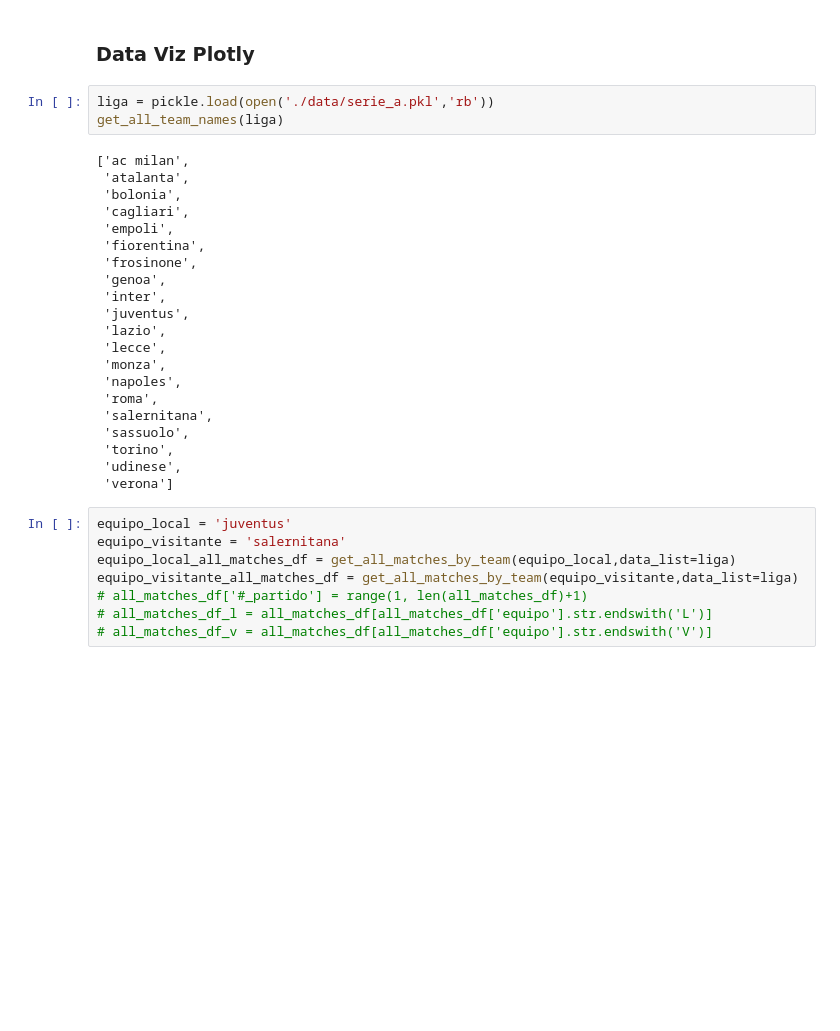
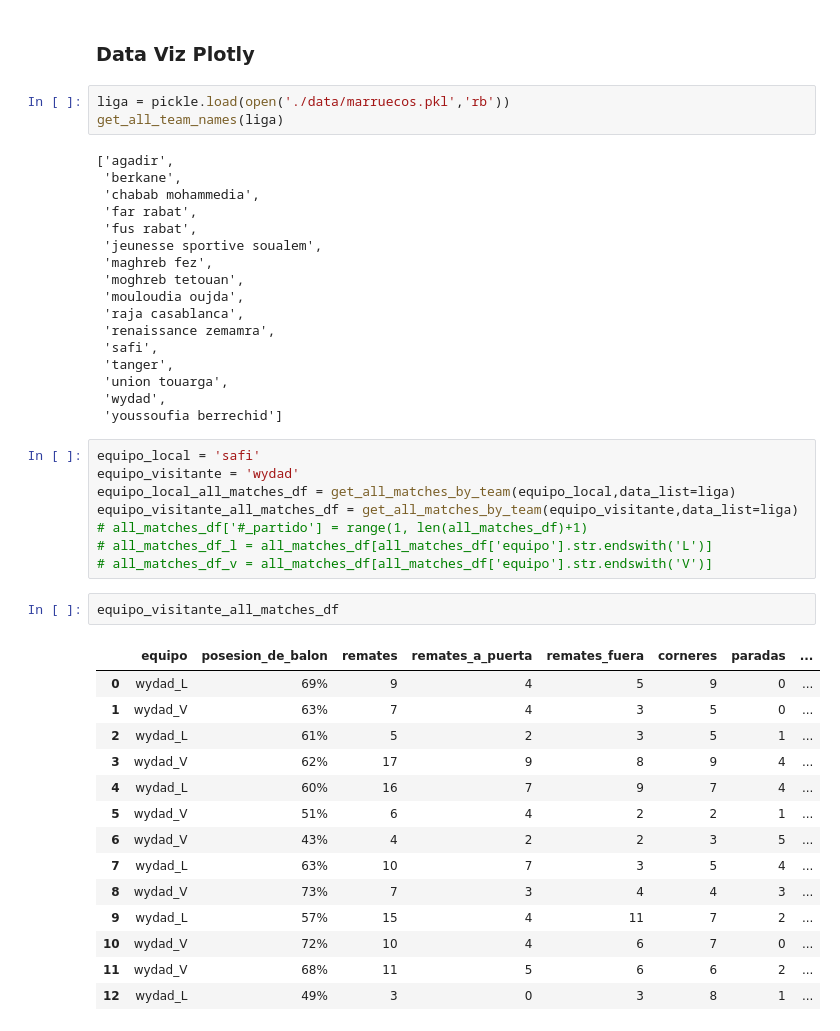
Before and after one commit to javierjdaza/tuta, a Jupyter notebook: data_viz.ipynb, the cells around one changed output. Saved outputs shown, nothing was run; the diff lists cells and outputs as text; blank space fills up the shorter version.

```diff
--- a/data_viz.ipynb
+++ b/data_viz.ipynb
@@ -197,37 +197,50 @@ plt.text(x = dataset['jornada'].min() -1, y = dataset[estadistico_a_mirar].mean(
 # %% [markdown]
 ### Data Viz Plotly
 # %%
-liga = pickle.load(open('./data/serie_a.pkl','rb'))
+liga = pickle.load(open('./data/marruecos.pkl','rb'))
 get_all_team_names(liga)
 # %% [output]
-['ac milan',
- 'atalanta',
- 'bolonia',
- 'cagliari',
- 'empoli',
- 'fiorentina',
- 'frosinone',
- 'genoa',
- 'inter',
- 'juventus',
- 'lazio',
- 'lecce',
- 'monza',
- 'napoles',
- 'roma',
- 'salernitana',
- 'sassuolo',
- 'torino',
- 'udinese',
- 'verona']
+['agadir',
+ 'berkane',
+ 'chabab mohammedia',
+ 'far rabat',
+ 'fus rabat',
+ 'jeunesse sportive soualem',
+ 'maghreb fez',
+ 'moghreb tetouan',
+ 'mouloudia oujda',
+ 'raja casablanca',
+ 'renaissance zemamra',
+ 'safi',
+ 'tanger',
+ 'union touarga',
+ 'wydad',
+ 'youssoufia berrechid']
 # %%
-equipo_local = 'juventus'
-equipo_visitante = 'salernitana'
+equipo_local = 'safi'
+equipo_visitante = 'wydad'
 equipo_local_all_matches_df = get_all_matches_by_team(equipo_local,data_list=liga)
 equipo_visitante_all_matches_df = get_all_matches_by_team(equipo_visitante,data_list=liga)
 # all_matches_df['#_partido'] = range(1, len(all_matches_df)+1)
 # all_matches_df_l = all_matches_df[all_matches_df['equipo'].str.endswith('L')]
 # all_matches_df_v = all_matches_df[all_matches_df['equipo'].str.endswith('V')]
+# %%
+equipo_visitante_all_matches_df
+# %% [output]
+|  | equipo | posesion_de_balon | remates | remates_a_puerta | remates_fuera | corneres | paradas | ... |
+| 0 | wydad_L | 69% | 9 | 4 | 5 | 9 | 0 | ... |
+| 1 | wydad_V | 63% | 7 | 4 | 3 | 5 | 0 | ... |
+| 2 | wydad_L | 61% | 5 | 2 | 3 | 5 | 1 | ... |
+| 3 | wydad_V | 62% | 17 | 9 | 8 | 9 | 4 | ... |
+| 4 | wydad_L | 60% | 16 | 7 | 9 | 7 | 4 | ... |
+| 5 | wydad_V | 51% | 6 | 4 | 2 | 2 | 1 | ... |
+| 6 | wydad_V | 43% | 4 | 2 | 2 | 3 | 5 | ... |
+| 7 | wydad_L | 63% | 10 | 7 | 3 | 5 | 4 | ... |
+| 8 | wydad_V | 73% | 7 | 3 | 4 | 4 | 3 | ... |
+| 9 | wydad_L | 57% | 15 | 4 | 11 | 7 | 2 | ... |
+| 10 | wydad_V | 72% | 10 | 4 | 6 | 7 | 0 | ... |
+| 11 | wydad_V | 68% | 11 | 5 | 6 | 6 | 2 | ... |
+| 12 | wydad_L | 49% | 3 | 0 | 3 | 8 | 1 | ... |
 # %%
 estadistico_a_mirar = 'corneres'
 
```
Also changed, not shown: parts of 1 cell of this notebook, 7 other files.
